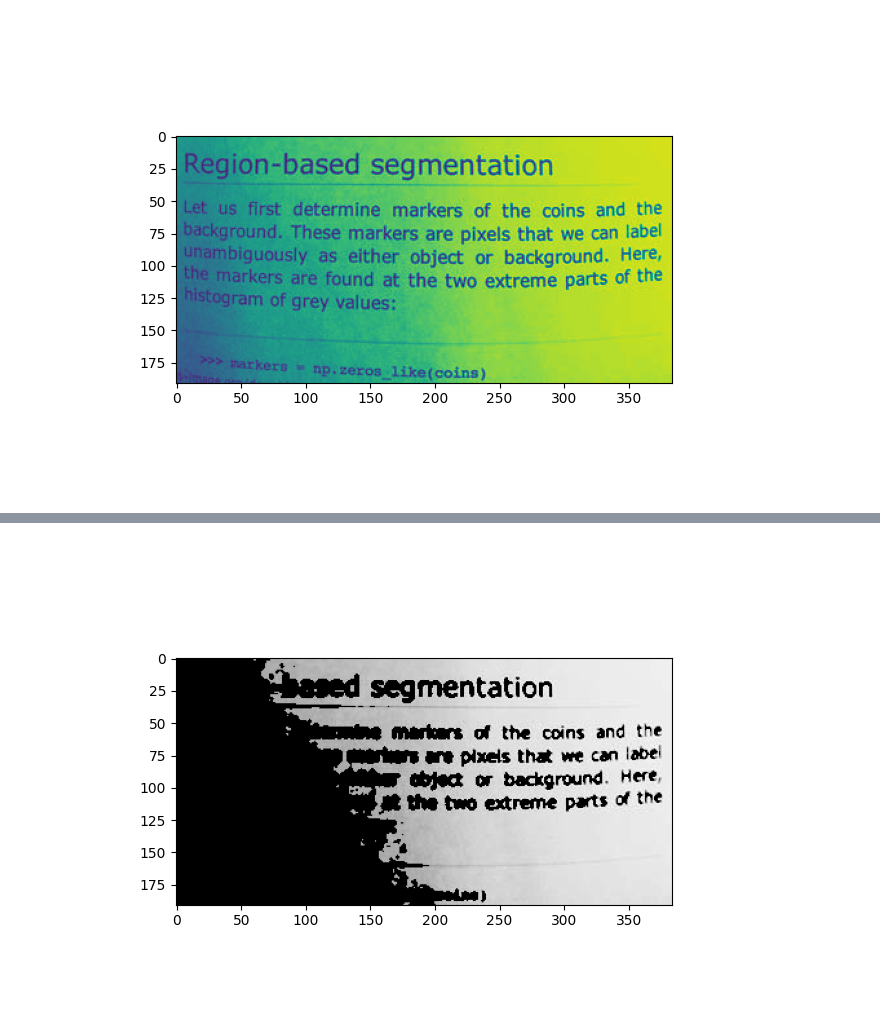
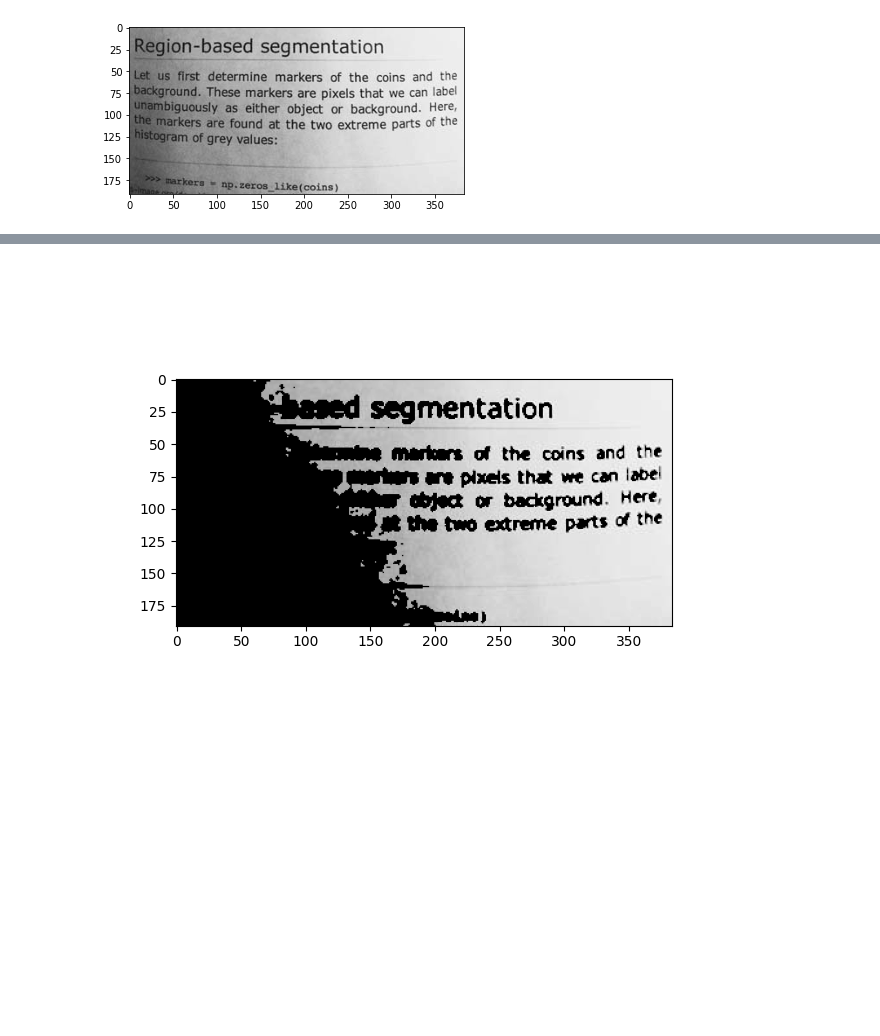
Before and after one commit to CongSon01/18-code-thieu-nhi-xu-ly-anh, a Jupyter notebook: Bai9 Otsu.ipynb, the cells around one changed output, grey strips where cells are left out. Cells and saved outputs as stored; diff of their text form; code cells hidden in the pictures; blank space fills up the shorter version.

```diff
--- a/Bai9 Otsu.ipynb
+++ b/Bai9 Otsu.ipynb
@@ -1,20 +1,18 @@
 # %%
 import numpy as np
-import glob
 import matplotlib.pyplot as plt
 import skimage.io
 import skimage.color
 import skimage.filters
-%matplotlib widget
 
 # load the image
 image = skimage.io.imread("Image/page.png", as_gray=True)
 
 fig, ax = plt.subplots()
-plt.imshow(image)
+plt.imshow(image, cmap="gray")
 plt.show()
 # %% [output]
-[figure, old version]
+[figure, new version]
 # %%
 blurred_image = skimage.filters.gaussian(image, sigma=1.0)
 
```
Also changed, not shown: parts of 8 cells of this notebook, 46 other files.
